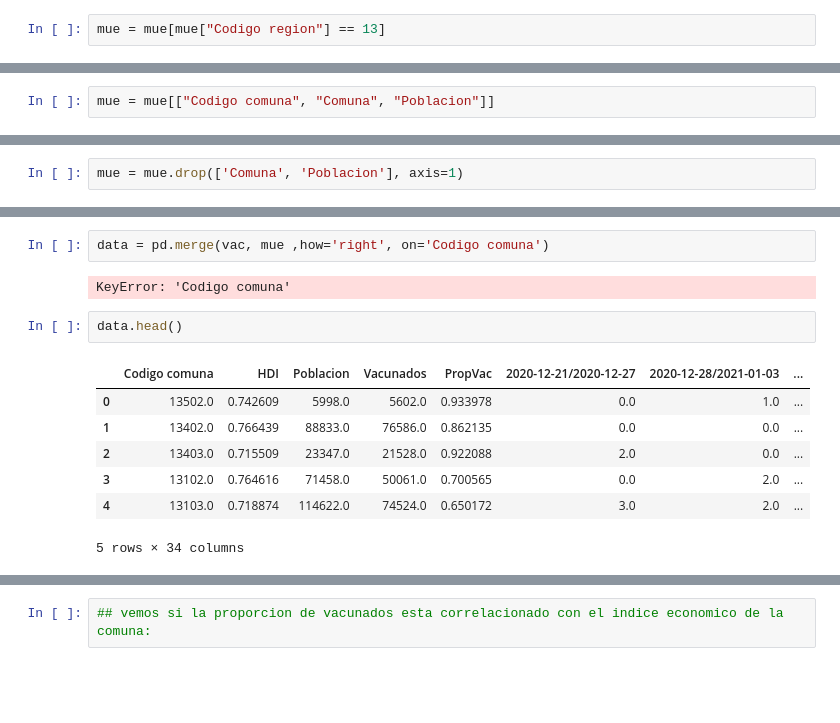
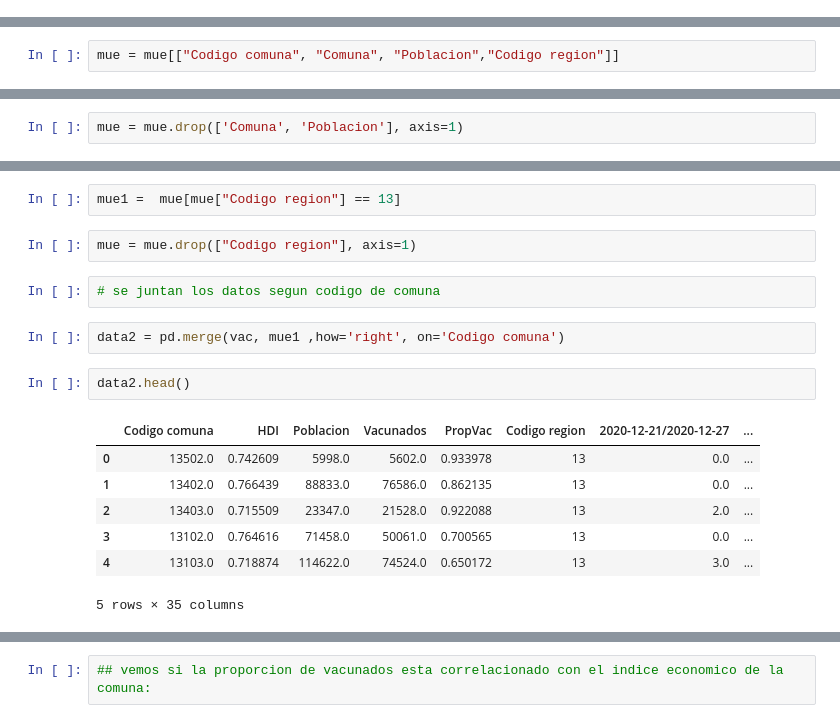
Before and after one commit to jpjara32/tareas, a Jupyter notebook: Tarea3.ipynb, the cells around one changed output, grey strips where cells are left out. Cells and saved outputs as stored; diff of their text form; blank space fills up the shorter version.

```diff
--- a/Tarea3.ipynb
+++ b/Tarea3.ipynb
@@ -352,8 +356,6 @@ mue.head()
 | 3 | Arica y Parinacota | 15 | Putre | 15201.0 | 2515.0 | 0.0 | 0.0 | 0.0 | ... |
 | 4 | Arica y Parinacota | 15 | Desconocido Arica y Parinacota | NaN | NaN | NaN | NaN | NaN | ... |
 5 rows × 484 columns
-# %%
-mue = mue[mue["Codigo region"] == 13]
 # %%
 mue.head()
 # %% [output]
@@ -421,6 +427,6 @@ muef.head()
 5 rows × 29 columns
 # %%
-mue = mue[["Codigo comuna", "Comuna", "Poblacion"]]
+mue = mue[["Codigo comuna", "Comuna", "Poblacion","Codigo region"]]
 # %%
 mue.head()
 # %% [output]
@@ -457,14 +467,18 @@ mue.head()
+# %%
+mue1 =  mue[mue["Codigo region"] == 13]
+# %%
+mue = mue.drop(["Codigo region"], axis=1)
+# %%
+# se juntan los datos segun codigo de comuna
 # %%
-data = pd.merge(vac, mue ,how='right', on='Codigo comuna')
+data2 = pd.merge(vac, mue1 ,how='right', on='Codigo comuna')
-# %% [output]
-KeyError: 'Codigo comuna'
 # %%
-data.head()
+data2.head()
 # %% [output]
-|  | Codigo comuna | HDI | Poblacion | Vacunados | PropVac | 2020-12-21/2020-12-27 | 2020-12-28/2021-01-03 | ... |
-| 0 | 13502.0 | 0.742609 | 5998.0 | 5602.0 | 0.933978 | 0.0 | 1.0 | ... |
-| 1 | 13402.0 | 0.766439 | 88833.0 | 76586.0 | 0.862135 | 0.0 | 0.0 | ... |
-| 2 | 13403.0 | 0.715509 | 23347.0 | 21528.0 | 0.922088 | 2.0 | 0.0 | ... |
-| 3 | 13102.0 | 0.764616 | 71458.0 | 50061.0 | 0.700565 | 0.0 | 2.0 | ... |
-| 4 | 13103.0 | 0.718874 | 114622.0 | 74524.0 | 0.650172 | 3.0 | 2.0 | ... |
+|  | Codigo comuna | HDI | Poblacion | Vacunados | PropVac | Codigo region | 2020-12-21/2020-12-27 | ... |
+| 0 | 13502.0 | 0.742609 | 5998.0 | 5602.0 | 0.933978 | 13 | 0.0 | ... |
+| 1 | 13402.0 | 0.766439 | 88833.0 | 76586.0 | 0.862135 | 13 | 0.0 | ... |
+| 2 | 13403.0 | 0.715509 | 23347.0 | 21528.0 | 0.922088 | 13 | 2.0 | ... |
+| 3 | 13102.0 | 0.764616 | 71458.0 | 50061.0 | 0.700565 | 13 | 0.0 | ... |
+| 4 | 13103.0 | 0.718874 | 114622.0 | 74524.0 | 0.650172 | 13 | 3.0 | ... |
-5 rows × 34 columns
+5 rows × 35 columns
```
Also changed, not shown: parts of 50 cells of this notebook.
